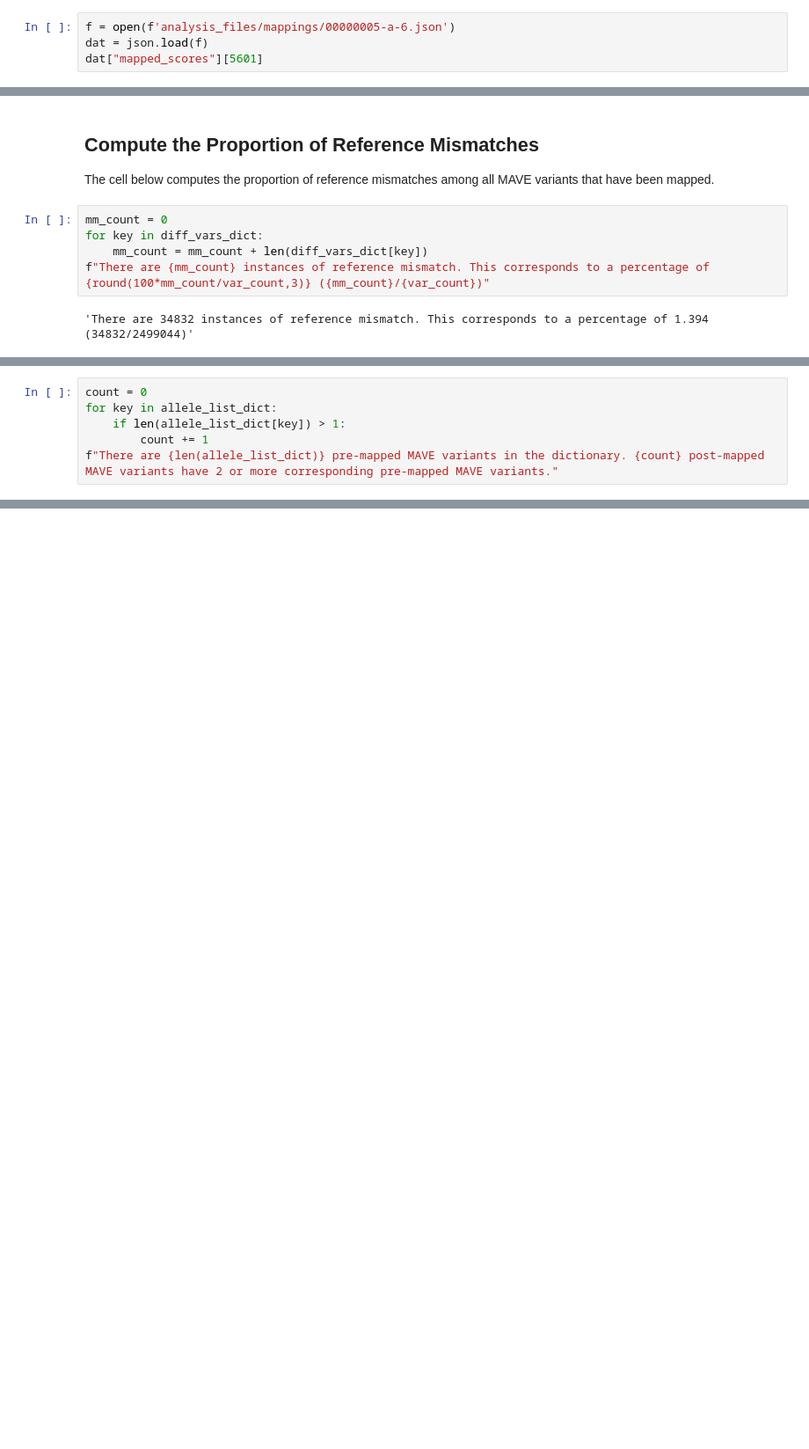
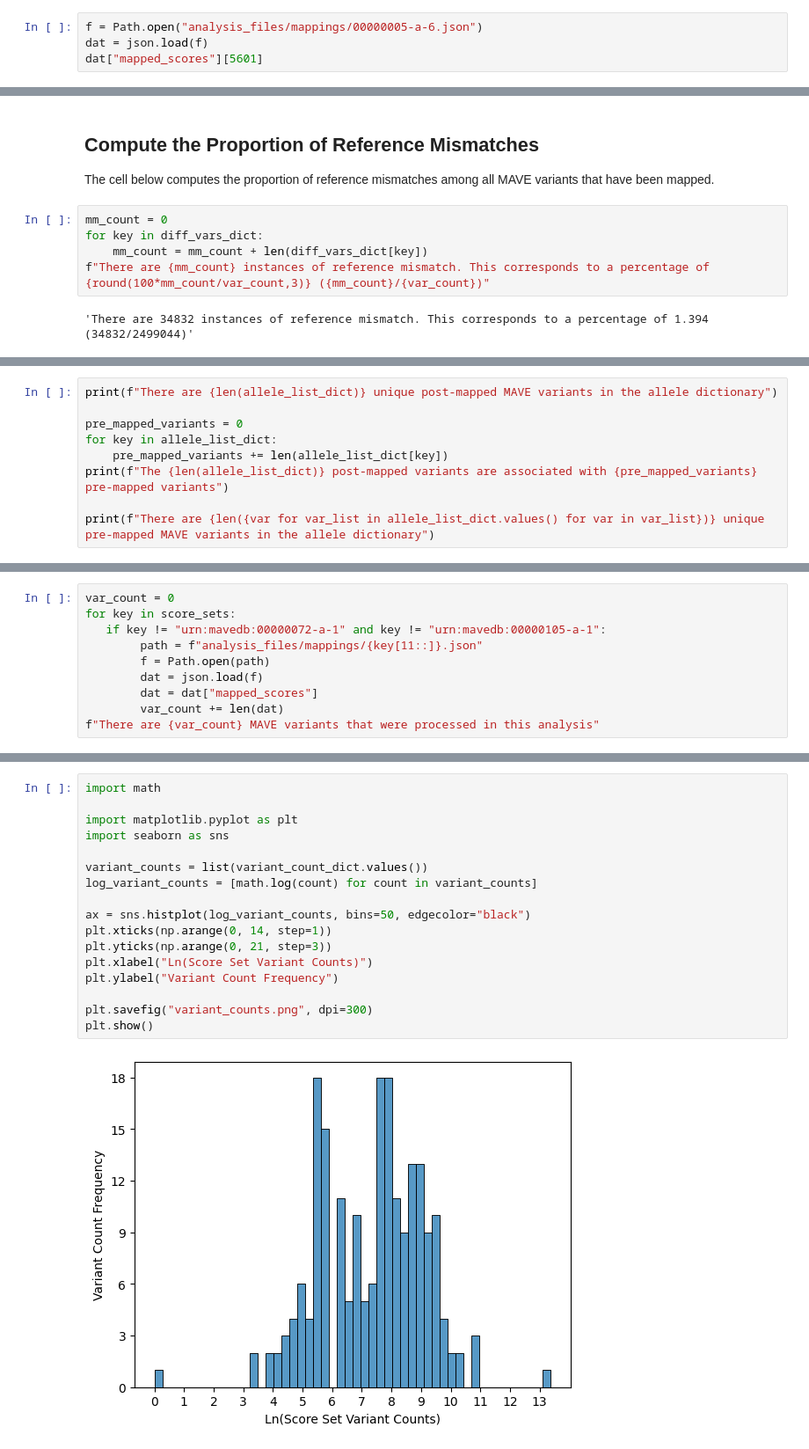
Before and after one commit to ave-dcd/dcd_mapping, a Jupyter notebook: notebooks/analysis/mapping_analysis.ipynb, the cells around one changed output, grey strips where cells are left out. Shown at 88% size. Saved outputs shown, nothing was run; the diff lists cells and outputs as text; blank space fills up the shorter version.

Commit message:
feat: Add new statistics tables and figures to analysis notebooks (#81)

```diff
--- a/notebooks/analysis/mapping_analysis.ipynb
+++ b/notebooks/analysis/mapping_analysis.ipynb
@@ -95,7 +99,7 @@ f"The number of examined variant pairs is: {var_count}"
 ### Examine Example Mismatch
 Run the cell below to view an example of reference mismatch discordance due to a MAVE variant that spans an alignment block
 # %%
-f = open(f'analysis_files/mappings/00000005-a-6.json')
+f = Path.open("analysis_files/mappings/00000005-a-6.json")
 dat = json.load(f)
 dat["mapped_scores"][5601]
 # %% [output]
@@ -198,7 +190,10 @@ for key in score_sets:
 # %%
-count = 0
+print(f"There are {len(allele_list_dict)} unique post-mapped MAVE variants in the allele dictionary")
+
+pre_mapped_variants = 0
 for key in allele_list_dict:
-    if len(allele_list_dict[key]) > 1:
-        count += 1
-f"There are {len(allele_list_dict)} pre-mapped MAVE variants in the dictionary. {count} post-mapped MAVE variants have 2 or more corresponding pre-mapped MAVE variants."
+    pre_mapped_variants += len(allele_list_dict[key])
+print(f"The {len(allele_list_dict)} post-mapped variants are associated with {pre_mapped_variants} pre-mapped variants")
+
+print(f"There are {len({var for var_list in allele_list_dict.values() for var in var_list})} unique pre-mapped MAVE variants in the allele dictionary")
 # %% [output]
@@ -205,0 +206,10 @@ f"There are {len(allele_list_dict)} pre-mapped MAVE variants in the dictionary.
+# %%
+var_count = 0
+for key in score_sets:
+   if key != "urn:mavedb:00000072-a-1" and key != "urn:mavedb:00000105-a-1":
+        path = f"analysis_files/mappings/{key[11::]}.json"
+        f = Path.open(path)
+        dat = json.load(f)
+        dat = dat["mapped_scores"]
+        var_count += len(dat)
+f"There are {var_count} MAVE variants that were processed in this analysis"
@@ -205,0 +287,19 @@ f"There are {len(allele_list_dict)} pre-mapped MAVE variants in the dictionary.
+# %%
+import math
+
+import matplotlib.pyplot as plt
+import seaborn as sns
+
+variant_counts = list(variant_count_dict.values())
+log_variant_counts = [math.log(count) for count in variant_counts]
+
+ax = sns.histplot(log_variant_counts, bins=50, edgecolor="black")
+plt.xticks(np.arange(0, 14, step=1))
+plt.yticks(np.arange(0, 21, step=3))
+plt.xlabel("Ln(Score Set Variant Counts)")
+plt.ylabel("Variant Count Frequency")
+
+plt.savefig("variant_counts.png", dpi=300)
+plt.show()
+# %% [output]
+[figure, added]
```
Also changed, not shown: parts of 22 cells of this notebook, 3 other files.
